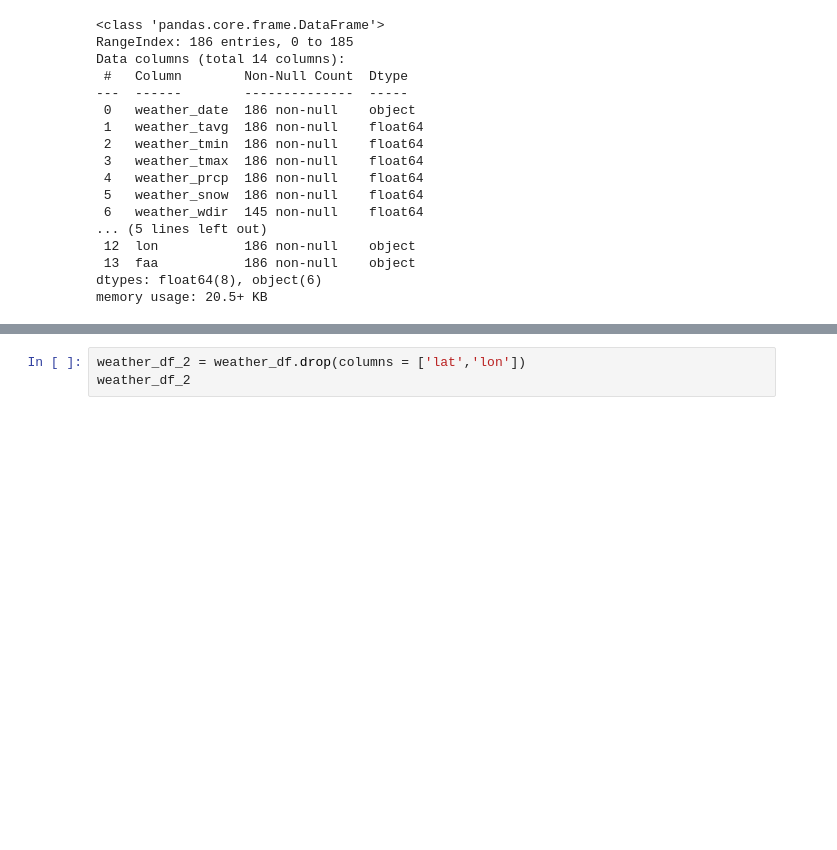
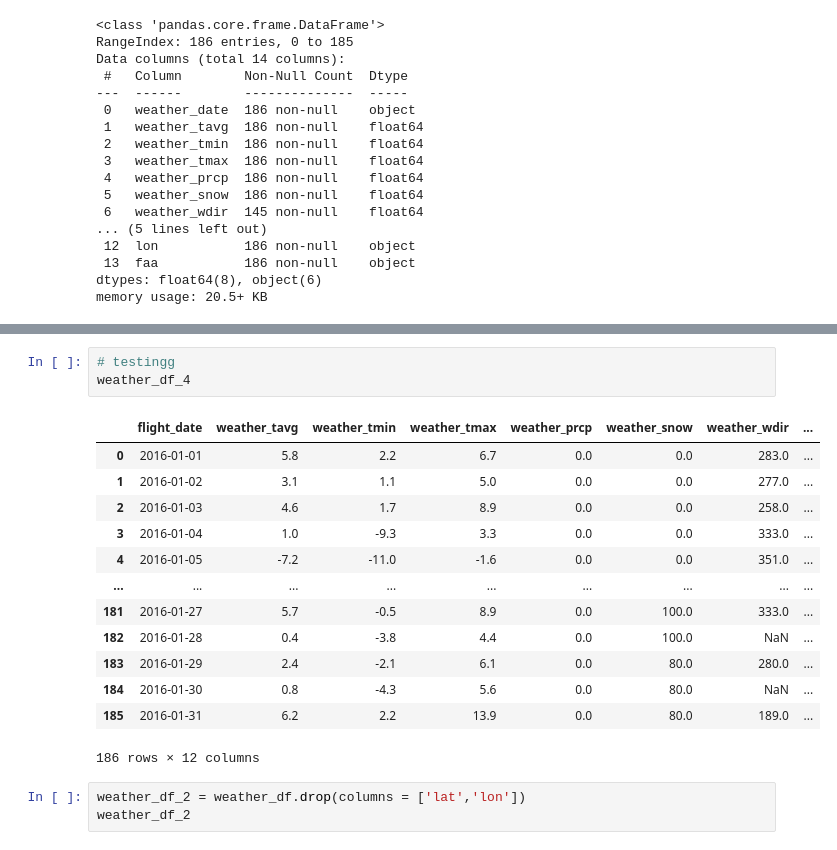
Before and after one commit to Nethravathyprabhu/sql_weather_flight_analysis, a Jupyter notebook: task_three_four.ipynb, the cells around one changed output, grey strips where cells are left out. Saved outputs shown, nothing was run; the diff lists cells and outputs as text; blank space fills up the shorter version.

```diff
--- a/task_three_four.ipynb
+++ b/task_three_four.ipynb
@@ -292,3 +436,20 @@ memory usage: 20.5+ KB
+# %%
+# testingg
+weather_df_4
+# %% [output]
+|  | flight_date | weather_tavg | weather_tmin | weather_tmax | weather_prcp | weather_snow | weather_wdir | ... |
+| 0 | 2016-01-01 | 5.8 | 2.2 | 6.7 | 0.0 | 0.0 | 283.0 | ... |
+| 1 | 2016-01-02 | 3.1 | 1.1 | 5.0 | 0.0 | 0.0 | 277.0 | ... |
+| 2 | 2016-01-03 | 4.6 | 1.7 | 8.9 | 0.0 | 0.0 | 258.0 | ... |
+| 3 | 2016-01-04 | 1.0 | -9.3 | 3.3 | 0.0 | 0.0 | 333.0 | ... |
+| 4 | 2016-01-05 | -7.2 | -11.0 | -1.6 | 0.0 | 0.0 | 351.0 | ... |
+| ... | ... | ... | ... | ... | ... | ... | ... | ... |
+| 181 | 2016-01-27 | 5.7 | -0.5 | 8.9 | 0.0 | 100.0 | 333.0 | ... |
+| 182 | 2016-01-28 | 0.4 | -3.8 | 4.4 | 0.0 | 100.0 | NaN | ... |
+| 183 | 2016-01-29 | 2.4 | -2.1 | 6.1 | 0.0 | 80.0 | 280.0 | ... |
+| 184 | 2016-01-30 | 0.8 | -4.3 | 5.6 | 0.0 | 80.0 | NaN | ... |
+| 185 | 2016-01-31 | 6.2 | 2.2 | 13.9 | 0.0 | 80.0 | 189.0 | ... |
+186 rows × 12 columns
 # %%
 weather_df_2 = weather_df.drop(columns = ['lat','lon'])
 weather_df_2
```
Also changed, not shown: parts of 25 cells of this notebook, 18 other files.
